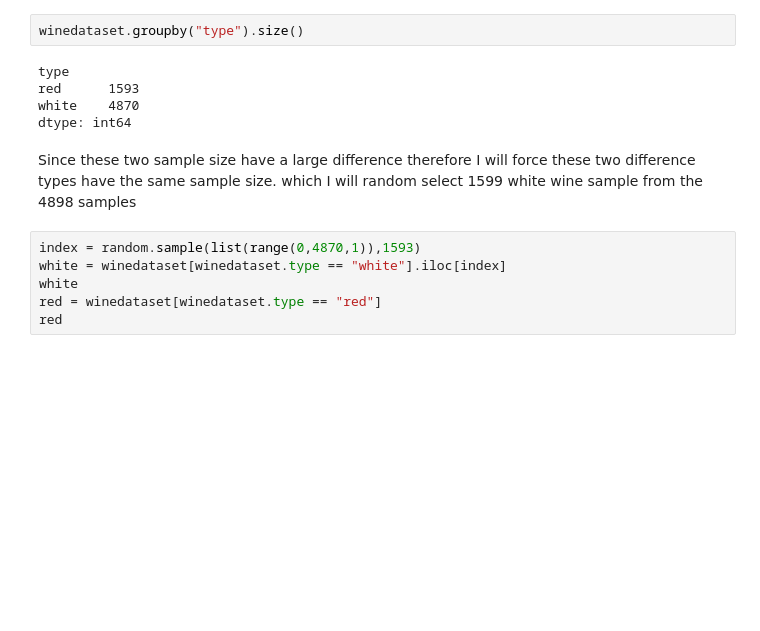
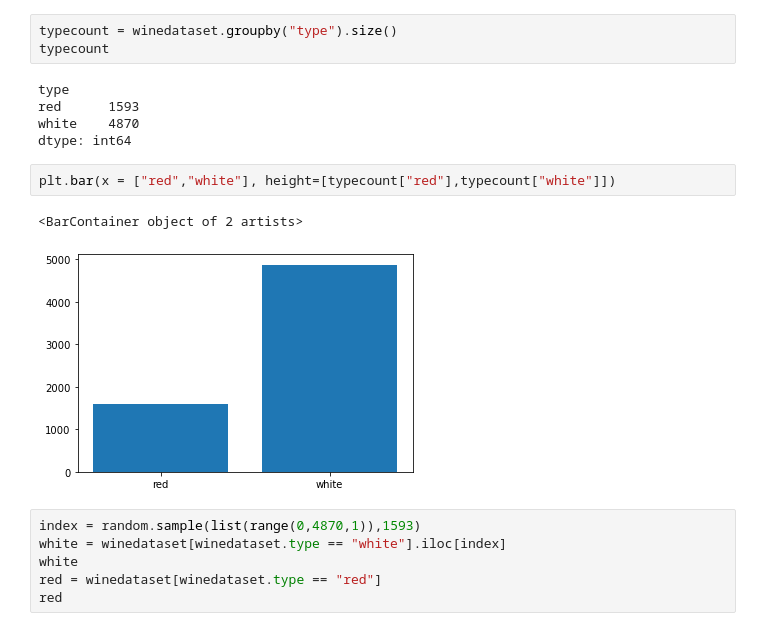
Before and after one commit to harrysyz99/Wine_quality_analysis, a Jupyter notebook: wine_type_prediction.ipynb, the cells around one changed output. Drawn from its saved outputs; the diff is of its cells as text; blank space fills up the shorter version.

```diff
--- a/wine_type_prediction.ipynb
+++ b/wine_type_prediction.ipynb
@@ -27,12 +41,16 @@ winedataset
 # %%
-winedataset.groupby("type").size()
+typecount = winedataset.groupby("type").size()
+typecount
 # %% [output]
 type
 red      1593
 white    4870
 dtype: int64
-# %% [markdown]
-Since these two sample size have a large difference therefore I will force these two difference types have the same sample size. which I will random select 1599 white wine sample from the 4898 samples
+# %%
+plt.bar(x = ["red","white"], height=[typecount["red"],typecount["white"]])
+# %% [output]
+<BarContainer object of 2 artists>
+[figure, added]
 # %%
 index = random.sample(list(range(0,4870,1)),1593)
 white = winedataset[winedataset.type == "white"].iloc[index]
```
Also changed, not shown: parts of 71 cells of this notebook.
